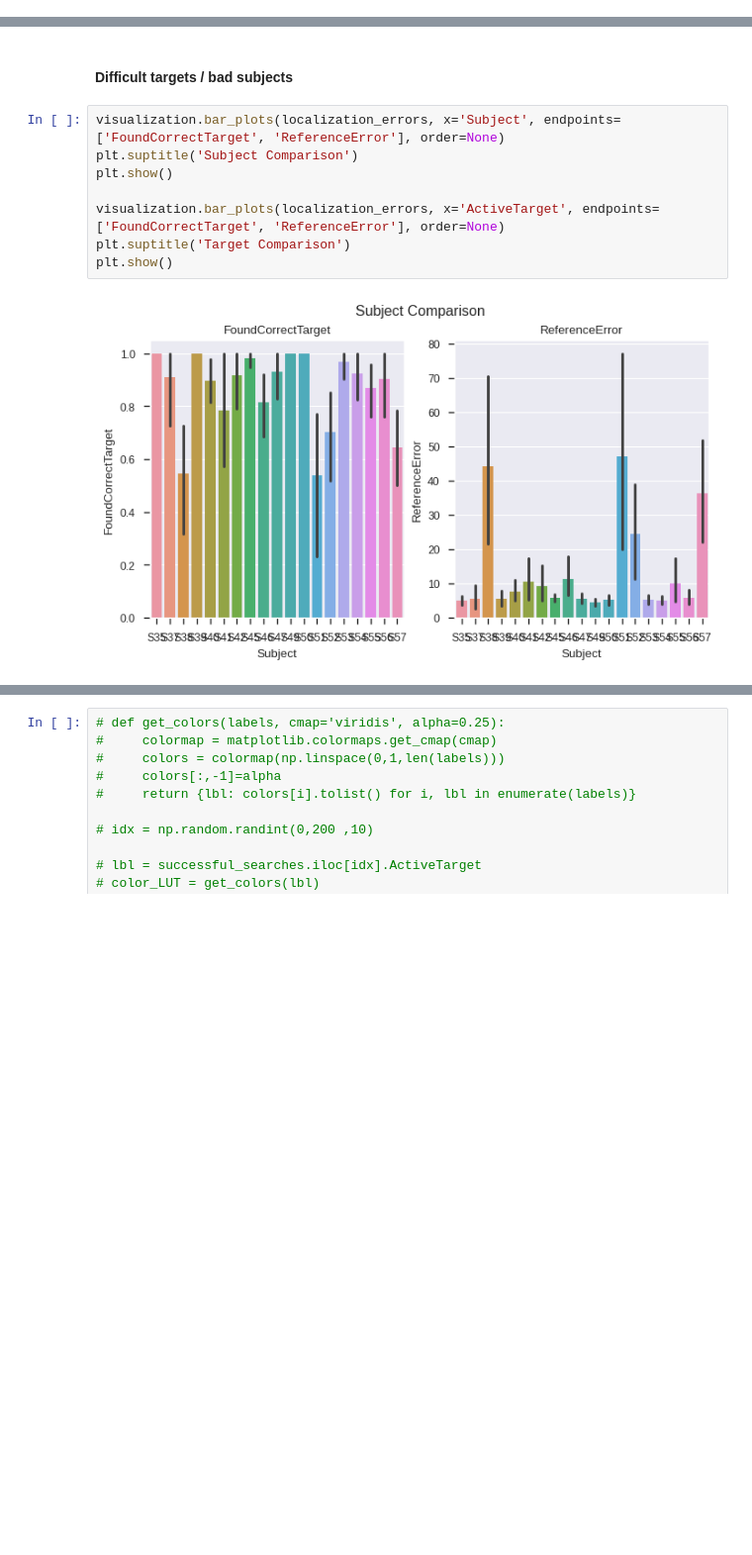
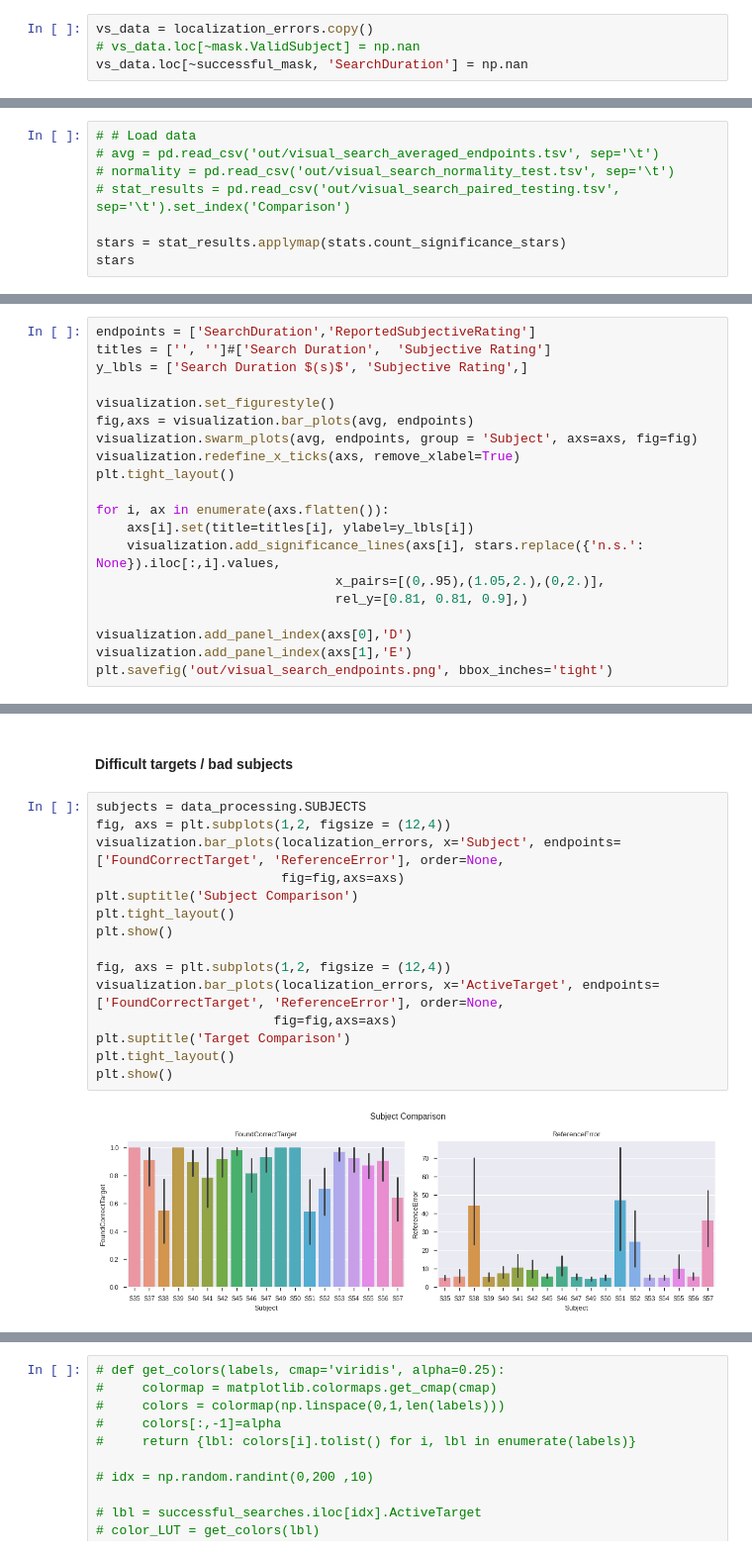
Before and after one commit to neuralcodinglab/SPVGazeAnalysis, a Jupyter notebook: visual_search/vs_endpoints_analysis.ipynb, the cells around one changed output, grey strips where cells are left out. Shown at 99% size. Cells and saved outputs as stored; diff of their text form; blank space fills up the shorter version.

Commit message:
working on figure design

```diff
--- a/visual_search/vs_endpoints_analysis.ipynb
+++ b/visual_search/vs_endpoints_analysis.ipynb
@@ -227,0 +307,4 @@ valid_searches.to_csv('out/valid_localization_errors.tsv', sep='\t', index=True)
+# %%
+vs_data = localization_errors.copy()
+# vs_data.loc[~mask.ValidSubject] = np.nan
+vs_data.loc[~successful_mask, 'SearchDuration'] = np.nan
@@ -227,0 +380,8 @@ valid_searches.to_csv('out/valid_localization_errors.tsv', sep='\t', index=True)
+# %%
+# # Load data
+# avg = pd.read_csv('out/visual_search_averaged_endpoints.tsv', sep='\t')
+# normality = pd.read_csv('out/visual_search_normality_test.tsv', sep='\t')
+# stat_results = pd.read_csv('out/visual_search_paired_testing.tsv', sep='\t').set_index('Comparison')
+
+stars = stat_results.applymap(stats.count_significance_stars)
+stars
@@ -227,0 +394,20 @@ valid_searches.to_csv('out/valid_localization_errors.tsv', sep='\t', index=True)
+# %%
+endpoints = ['SearchDuration','ReportedSubjectiveRating']
+titles = ['', '']#['Search Duration',  'Subjective Rating']
+y_lbls = ['Search Duration $(s)$', 'Subjective Rating',]
+
+visualization.set_figurestyle()
+fig,axs = visualization.bar_plots(avg, endpoints)
+visualization.swarm_plots(avg, endpoints, group = 'Subject', axs=axs, fig=fig)
+visualization.redefine_x_ticks(axs, remove_xlabel=True)
+plt.tight_layout()
+
+for i, ax in enumerate(axs.flatten()):
+    axs[i].set(title=titles[i], ylabel=y_lbls[i])
+    visualization.add_significance_lines(axs[i], stars.replace({'n.s.': None}).iloc[:,i].values,
+                               x_pairs=[(0,.95),(1.05,2.),(0,2.)],
+                               rel_y=[0.81, 0.81, 0.9],)
+
+visualization.add_panel_index(axs[0],'D')
+visualization.add_panel_index(axs[1],'E')
+plt.savefig('out/visual_search_endpoints.png', bbox_inches='tight')
@@ -249,12 +459,19 @@ Text(0.5, 1.0, 'All_searches')
 # %% [markdown]
 #### Difficult targets / bad subjects
 # %%
-visualization.bar_plots(localization_errors, x='Subject', endpoints=['FoundCorrectTarget', 'ReferenceError'], order=None)
+subjects = data_processing.SUBJECTS
+fig, axs = plt.subplots(1,2, figsize = (12,4))
+visualization.bar_plots(localization_errors, x='Subject', endpoints=['FoundCorrectTarget', 'ReferenceError'], order=None,
+                        fig=fig,axs=axs)
 plt.suptitle('Subject Comparison')
+plt.tight_layout()
 plt.show()
 
-visualization.bar_plots(localization_errors, x='ActiveTarget', endpoints=['FoundCorrectTarget', 'ReferenceError'], order=None)
+fig, axs = plt.subplots(1,2, figsize = (12,4))
+visualization.bar_plots(localization_errors, x='ActiveTarget', endpoints=['FoundCorrectTarget', 'ReferenceError'], order=None,
+                       fig=fig,axs=axs)
 plt.suptitle('Target Comparison')
+plt.tight_layout()
 plt.show()
 # %% [output]
-[figure, old version]
+[figure, new version]
```
Also changed, not shown: parts of 29 cells of this notebook, 4 other files.
